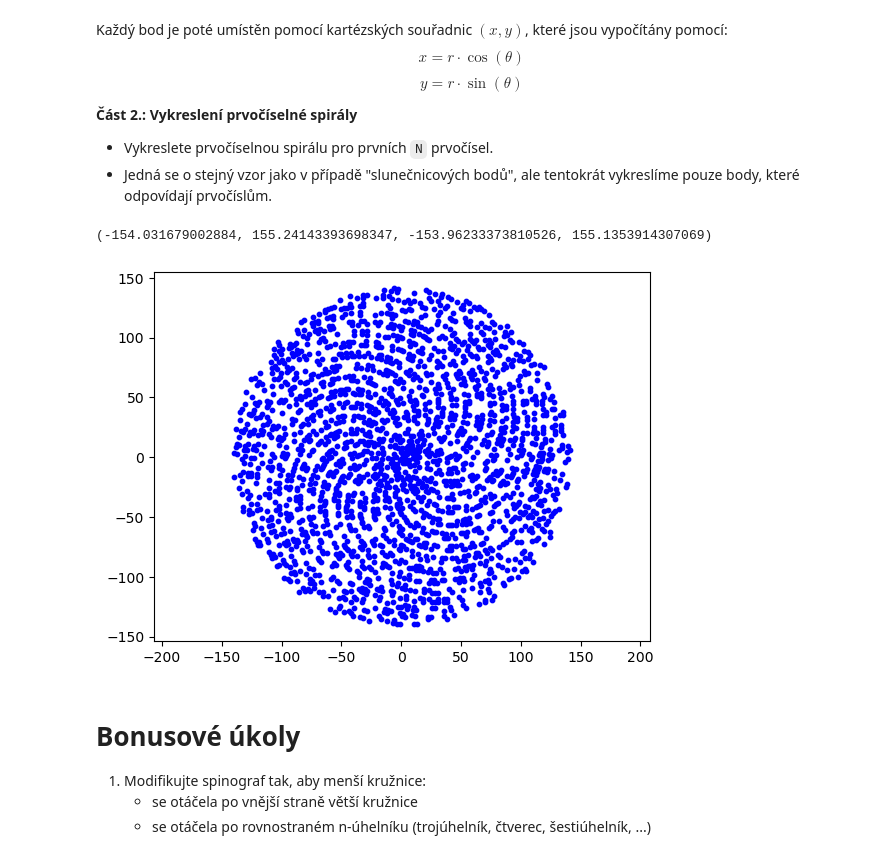
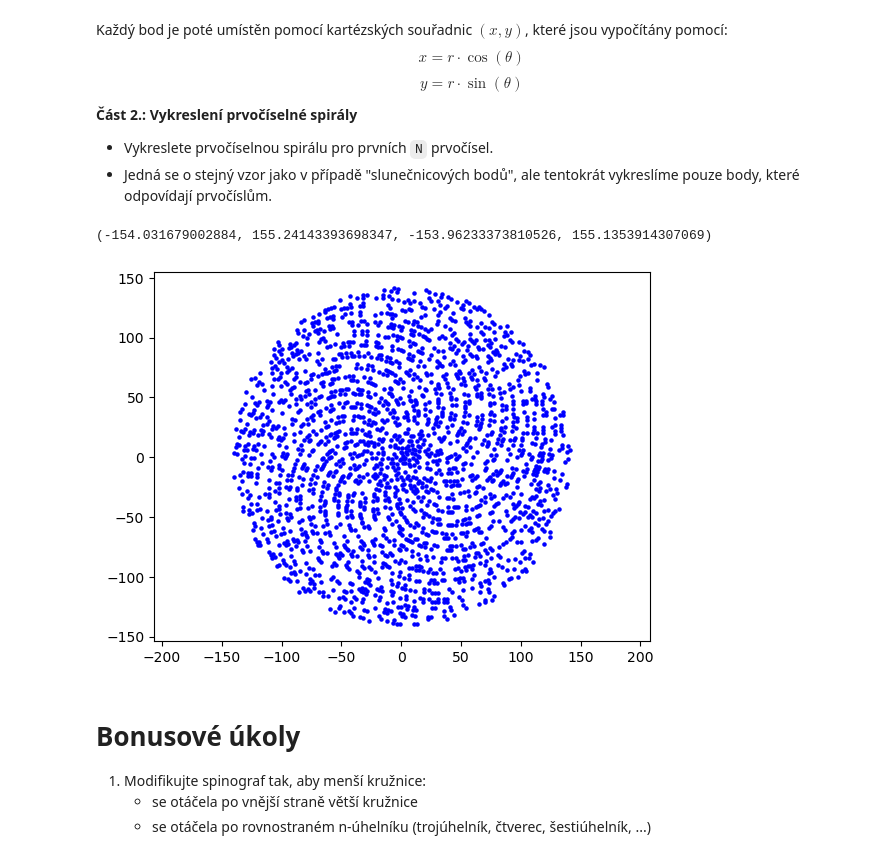
Before and after one commit to MAR-1021/vvp-du, a Jupyter notebook: DU4.ipynb, the cells around one changed output. Cells and saved outputs as stored; diff of their text form; code cells hidden in the pictures.

```diff
--- a/DU4.ipynb
+++ b/DU4.ipynb
@@ -111,28 +111,28 @@ $$
 # %%
 import numpy as np
 import matplotlib.pyplot as plt
 
 def erath_sieve(n):
     sieve = np.ones(n+1, dtype=bool)
     sieve[:2] = False
     for i in range(2, int(np.sqrt(n)) + 1):
         if sieve[i]:
             sieve[i*i:n+1:i] = False
-    return np.nonzero(sieve)[0]
+    return np.nonzero(sieve)
 
 N = 20000
 n = np.array(erath_sieve(N))
 fi  = np.pi*(3-np.sqrt(5))
 r = np.sqrt(n)
 theta = n*fi
 x = r*np.cos(theta)
 y = r*np.sin(theta)
 
-plt.scatter(x, y, s=10, color='blue')
+plt.scatter(x, y, s=5, color='blue')
 plt.axis('equal')
 # %% [output]
 (-154.031679002884, 155.24143393698347, -153.96233373810526, 155.1353914307069)
-[figure, old version]
+[figure, new version]
 # %% [markdown]
 # Bonusové úkoly
 1. Modifikujte spinograf tak, aby menší kružnice:
```
